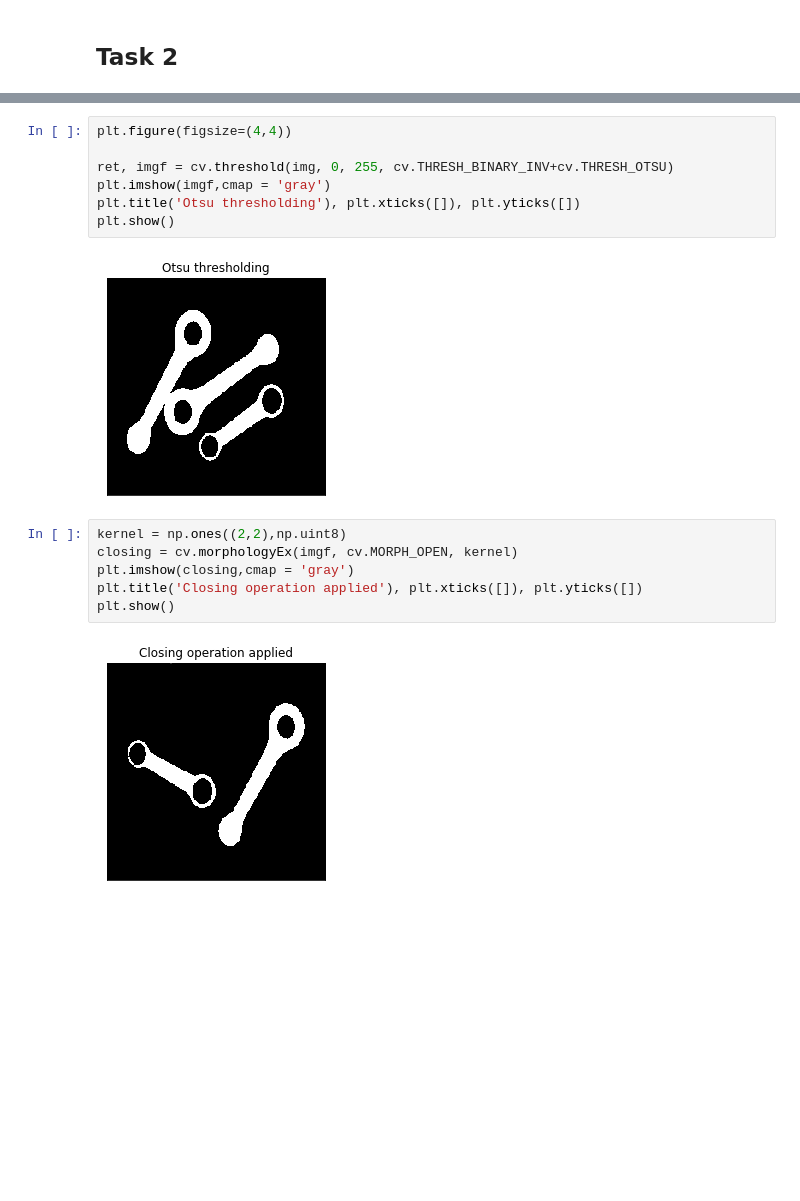
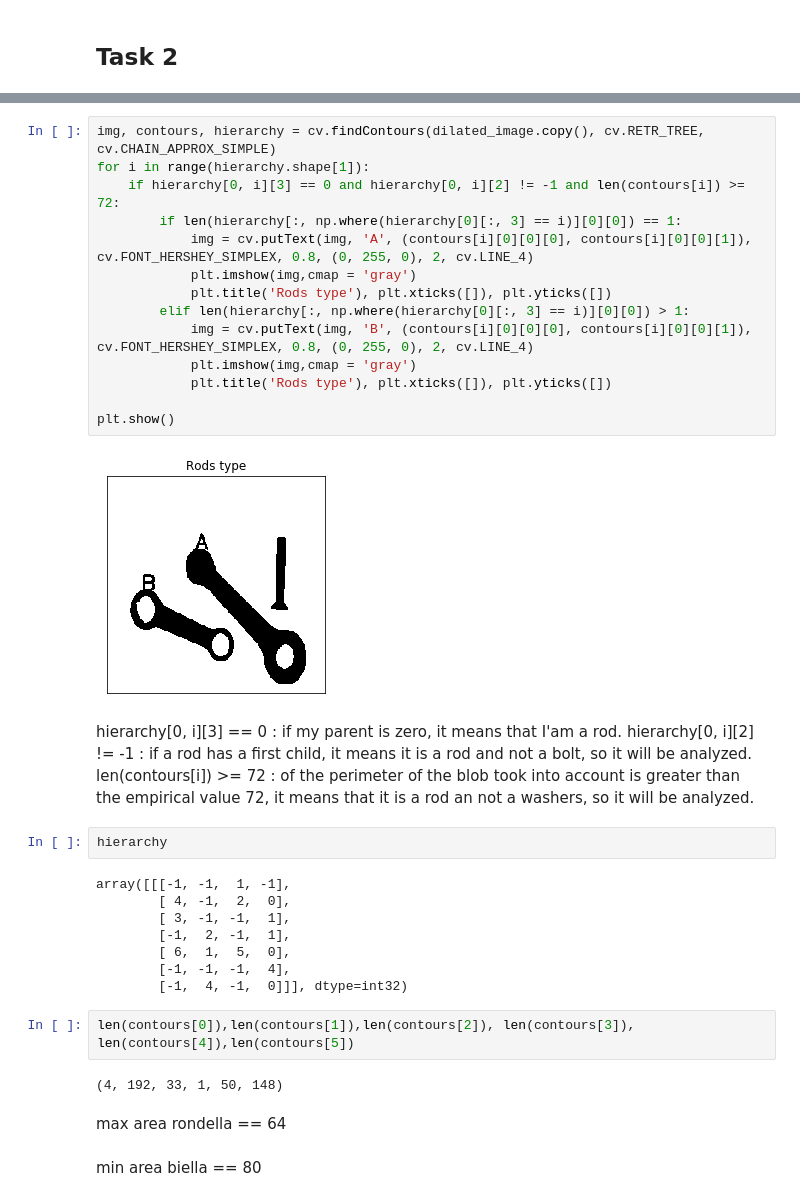
Before and after one commit to pptr3/connecting-rods, a Jupyter notebook: Connecting Rods.ipynb, the cells around one changed output, grey strips where cells are left out. Cells and saved outputs as stored; diff of their text form; blank space fills up the shorter version.

```diff
--- a/Connecting Rods.ipynb
+++ b/Connecting Rods.ipynb
@@ -129,17 +134,38 @@ plt.show()
-# %%
-plt.figure(figsize=(4,4))
-
-ret, imgf = cv.threshold(img, 0, 255, cv.THRESH_BINARY_INV+cv.THRESH_OTSU)
-plt.imshow(imgf,cmap = 'gray')
-plt.title('Otsu thresholding'), plt.xticks([]), plt.yticks([])
-plt.show()
-# %% [output]
-[figure, removed]
-# %%
-kernel = np.ones((2,2),np.uint8)
-closing = cv.morphologyEx(imgf, cv.MORPH_OPEN, kernel)
-plt.imshow(closing,cmap = 'gray')
-plt.title('Closing operation applied'), plt.xticks([]), plt.yticks([])
-plt.show()
-# %% [output]
-[figure, removed]
+# %%
+img, contours, hierarchy = cv.findContours(dilated_image.copy(), cv.RETR_TREE, cv.CHAIN_APPROX_SIMPLE)
+for i in range(hierarchy.shape[1]):
+    if hierarchy[0, i][3] == 0 and hierarchy[0, i][2] != -1 and len(contours[i]) >= 72:
+        if len(hierarchy[:, np.where(hierarchy[0][:, 3] == i)][0][0]) == 1:
+            img = cv.putText(img, 'A', (contours[i][0][0][0], contours[i][0][0][1]), cv.FONT_HERSHEY_SIMPLEX, 0.8, (0, 255, 0), 2, cv.LINE_4)
+            plt.imshow(img,cmap = 'gray')
+            plt.title('Rods type'), plt.xticks([]), plt.yticks([])
+        elif len(hierarchy[:, np.where(hierarchy[0][:, 3] == i)][0][0]) > 1:
+            img = cv.putText(img, 'B', (contours[i][0][0][0], contours[i][0][0][1]), cv.FONT_HERSHEY_SIMPLEX, 0.8, (0, 255, 0), 2, cv.LINE_4)
+            plt.imshow(img,cmap = 'gray')
+            plt.title('Rods type'), plt.xticks([]), plt.yticks([])
+
+plt.show()
+# %% [output]
+[figure, added]
+# %% [markdown]
+hierarchy[0, i][3] == 0 : if my parent is zero, it means that I'am a rod.
+hierarchy[0, i][2] != -1 : if a rod has a first child, it means it is a rod and not a bolt, so it will be analyzed.
+len(contours[i]) >= 72 : of the perimeter of the blob took into account is greater than the empirical value 72, it means that it is a rod an not a washers, so it will be analyzed.
+# %%
+hierarchy
+# %% [output]
+array([[[-1, -1,  1, -1],
+        [ 4, -1,  2,  0],
+        [ 3, -1, -1,  1],
+        [-1,  2, -1,  1],
+        [ 6,  1,  5,  0],
+        [-1, -1, -1,  4],
+        [-1,  4, -1,  0]]], dtype=int32)
+# %%
+len(contours[0]),len(contours[1]),len(contours[2]), len(contours[3]), len(contours[4]),len(contours[5])
+# %% [output]
+(4, 192, 33, 1, 50, 148)
+# %% [markdown]
+max area rondella == 64
+# %% [markdown]
+min area biella == 80
```
Also changed, not shown: parts of 2 cells of this notebook.
